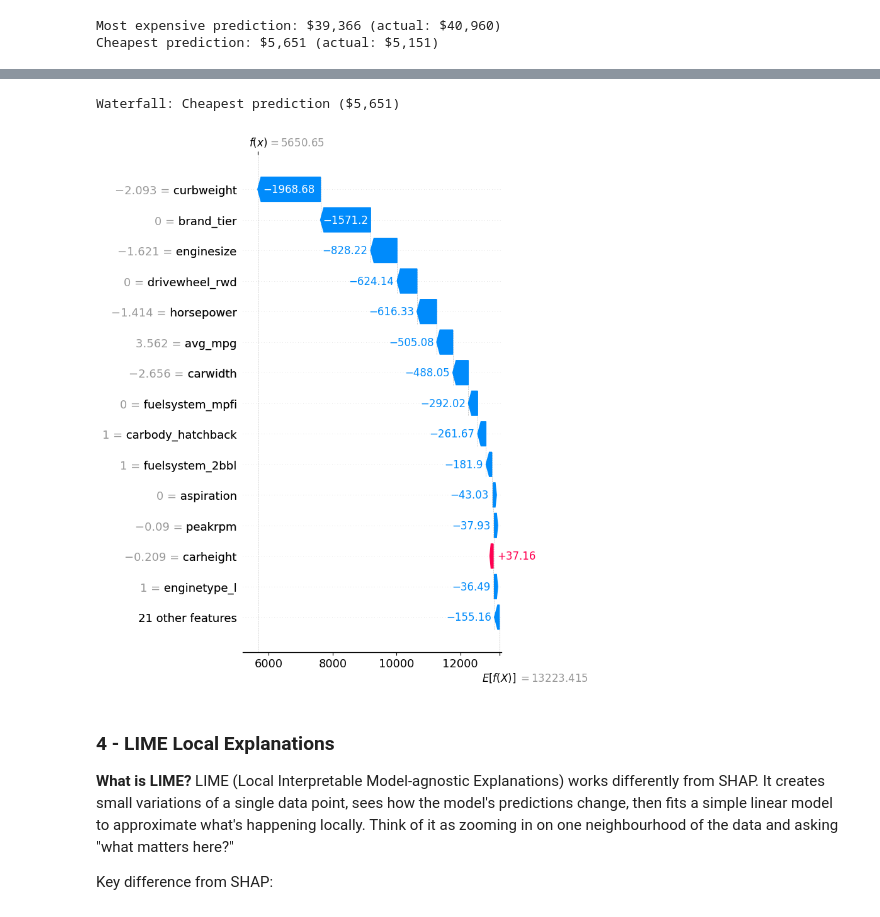
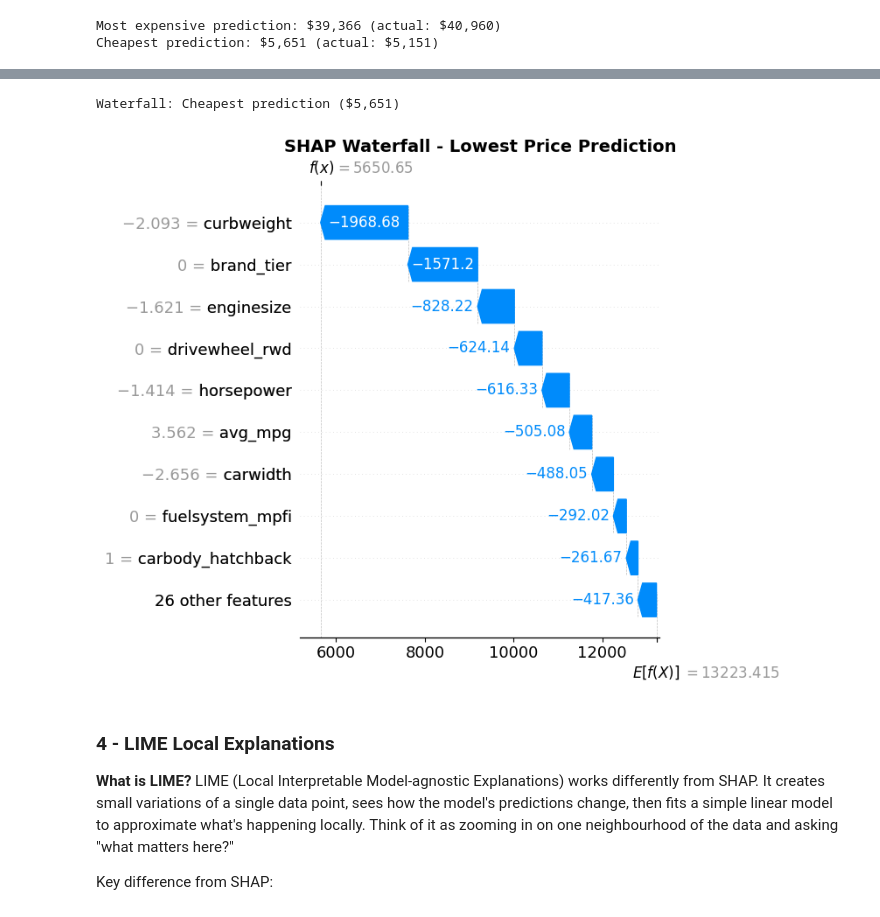
Before and after one commit to krauseannelize/ml-car-price-prediction, a Jupyter notebook: notebooks/08-explainability.ipynb, the cells around one changed output, grey strips where cells are left out. Drawn from its saved outputs; the diff is of its cells as text; code cells hidden in the pictures.

```diff
--- a/notebooks/08-explainability.ipynb
+++ b/notebooks/08-explainability.ipynb
@@ -112,12 +127,13 @@ Waterfall: Most expensive prediction ($39,366)
 # %%
 print(f"Waterfall: Cheapest prediction (${y_pred[idx_cheap]:,.0f})")
-shap.plots.waterfall(shap_explanation[idx_cheap], max_display=15, show=False)
+shap.plots.waterfall(shap_explanation[idx_cheap], max_display=10, show=False)
+plt.title("SHAP Waterfall - Lowest Price Prediction", fontsize=14, fontweight="bold")
 plt.tight_layout()
 plt.savefig("../visualizations/shap-waterfall-cheap.png", dpi=150, bbox_inches="tight")
 plt.show()
 # %% [output]
 Waterfall: Cheapest prediction ($5,651)
-[figure, old version]
+[figure, new version]
 # %% [markdown]
 ### 4 - LIME Local Explanations
 
```
Also changed, not shown: parts of 15 cells of this notebook, 3 other files.
